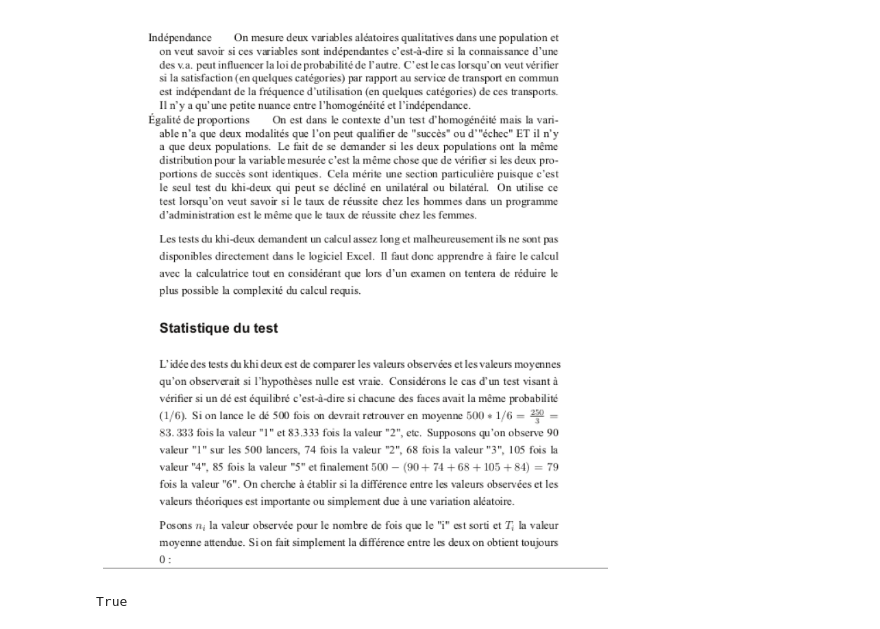
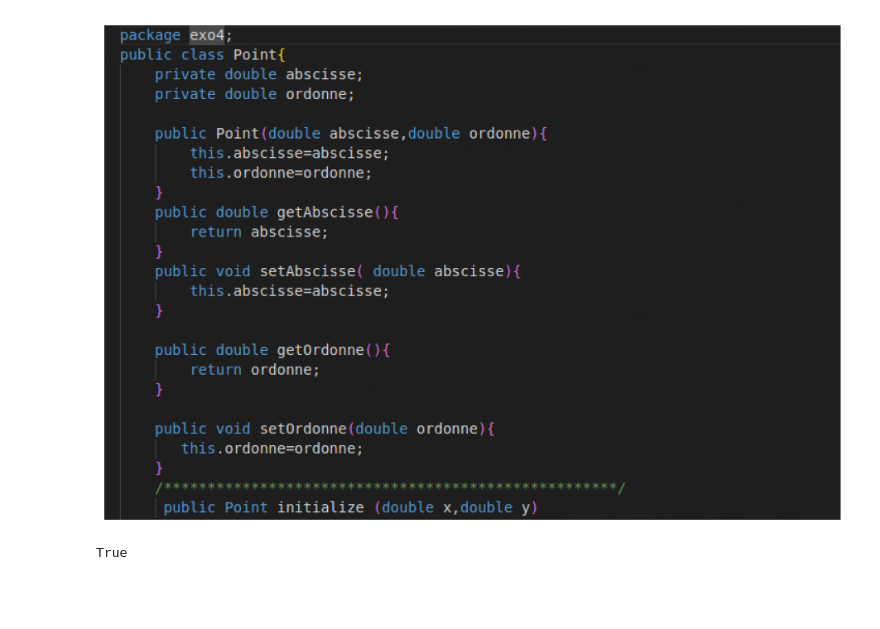
Before and after one commit to lorie-lorene/Projet_OCR, a Jupyter notebook: ocr.ipynb, the cells around one changed output. Saved outputs shown, nothing was run; the diff lists cells and outputs as text; code cells hidden in the pictures; blank space fills up the shorter version.

```diff
--- a/ocr.ipynb
+++ b/ocr.ipynb
@@ -10,8 +10,8 @@ cv2.waitKey(0)
 def display(im_path):
     dpi=80
     im_data=plot.imread(im_path)
-    height,width =im_data.shape
-    #depth a ajouter si on change le format de l'image
+    height,width,depth  =im_data.shape
+
     figsize=width/ float(dpi),height/ float(dpi)
     #
     fig=plot.figure(figsize=figsize)
@@ -22,7 +22,7 @@ def display(im_path):
     ax.imshow(im_data,cmap='gray')
     plot.show()
 # %%
-display("cap.jpg")
+display("./image.png")
 # %% [output]
-[figure, old version]
+[figure, new version]
 # %%
```
Also changed, not shown: parts of 23 cells of this notebook, 3 other files.
